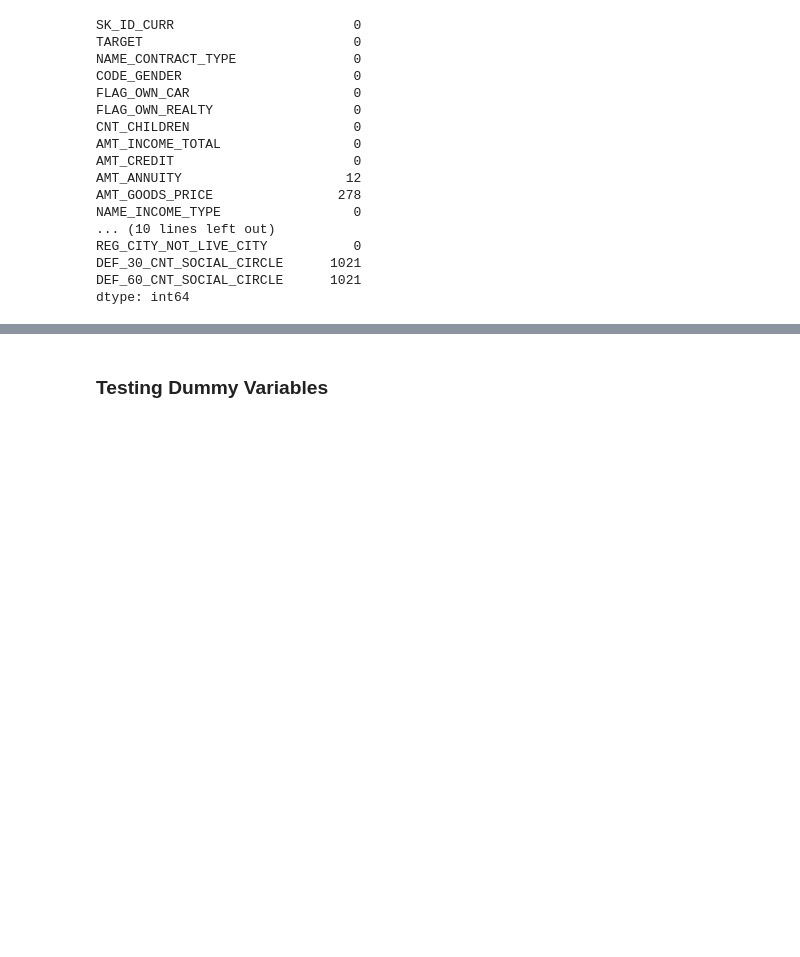
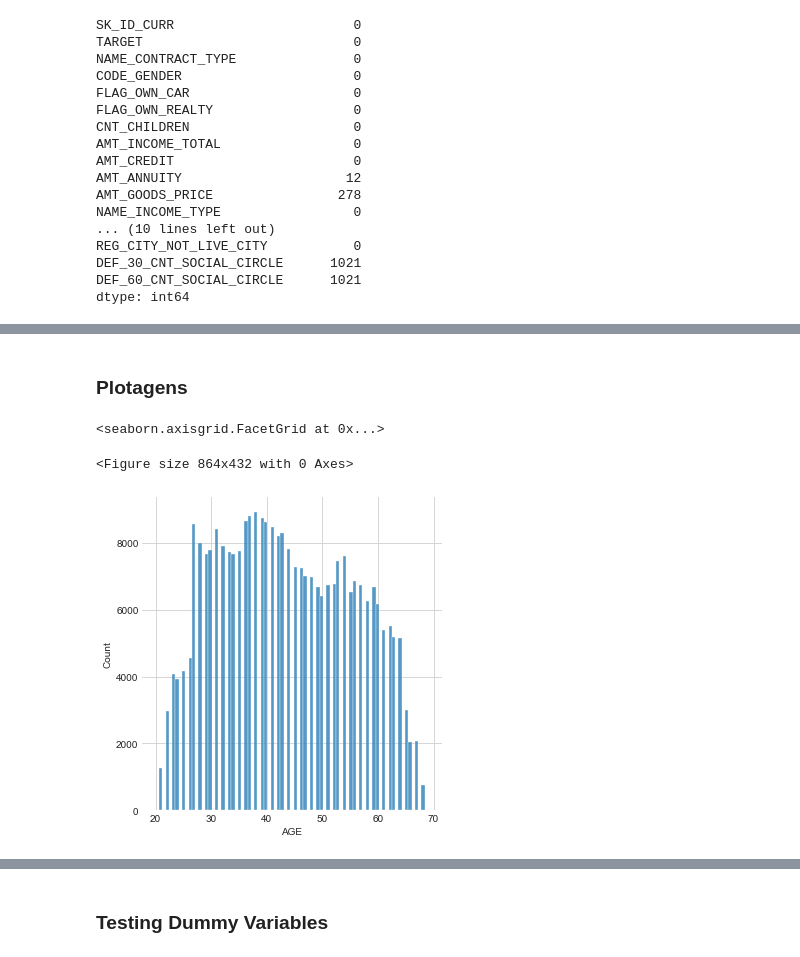
Before and after one commit to LuizFelipeAG/credit_check, a Jupyter notebook: loan_check_testbook.ipynb, the cells around one changed output, grey strips where cells are left out. Drawn from its saved outputs; the diff is of its cells as text; code cells hidden in the pictures; blank space fills up the shorter version.

```diff
--- a/loan_check_testbook.ipynb
+++ b/loan_check_testbook.ipynb
@@ -234,2 +243,12 @@ df.describe().T
 | DEF_30_CNT_SOCIAL_CIRCLE | 306490.0 | 0.143421 | 0.446698 | 0.0 | 0.0 | 0.0 | 0.0 | 34.0 |
 | DEF_60_CNT_SOCIAL_CIRCLE | 306490.0 | 0.100049 | 0.362291 | 0.0 | 0.0 | 0.0 | 0.0 | 24.0 |
+# %% [markdown]
+### Plotagens
+# %%
+plt.figure(figsize=(12, 6))
+sns.set_style('whitegrid')
+sns.displot(x='AGE', data=df)
+# %% [output]
+<seaborn.axisgrid.FacetGrid at 0x...>
+<Figure size 864x432 with 0 Axes>
+[figure, added]
```
Also changed, not shown: parts of 15 cells of this notebook.
